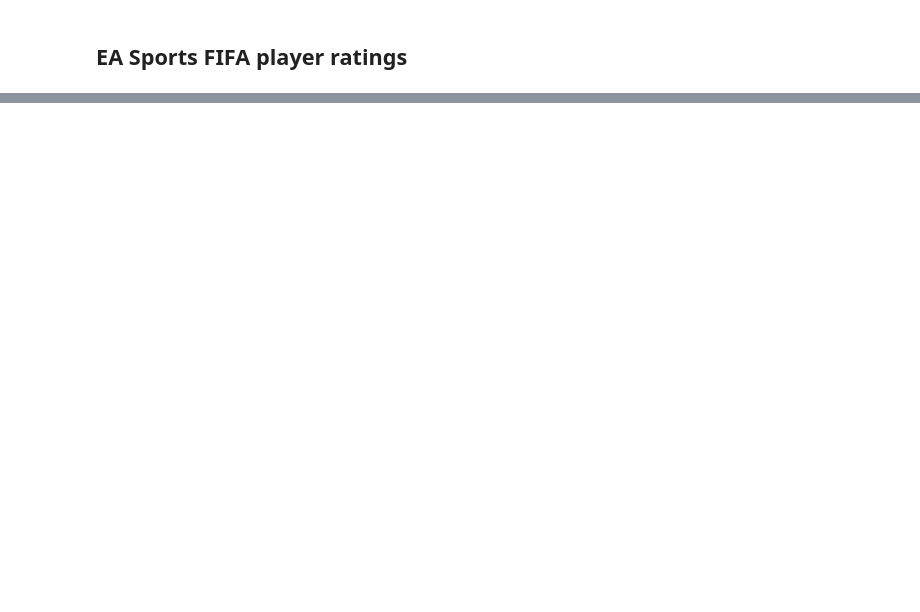
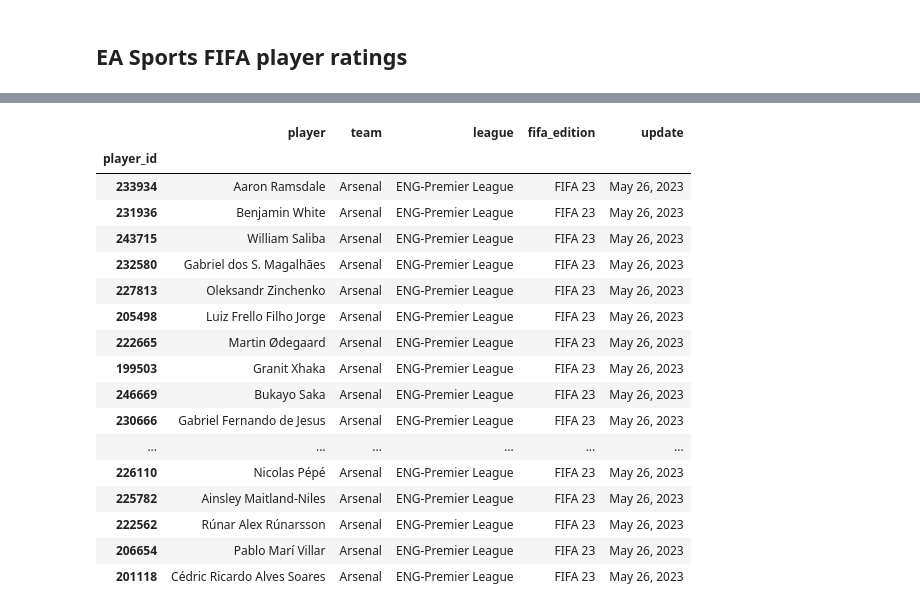
Before and after one commit to probberechts/soccerdata, a Jupyter notebook: docs/datasources/SoFIFA.ipynb, the cells around one changed output, grey strips where cells are left out. Drawn from its saved outputs; the diff is of its cells as text; code cells hidden in the pictures; blank space fills up the shorter version.

```diff
--- a/docs/datasources/SoFIFA.ipynb
+++ b/docs/datasources/SoFIFA.ipynb
@@ -49,0 +84,21 @@ ratings.head()
+# %%
+sofifa.read_players(team="Arsenal")
+# %% [output]
+|  | player | team | league | fifa_edition | update |
+| player_id |  |  |  |  |  |
+| 233934 | Aaron Ramsdale | Arsenal | ENG-Premier League | FIFA 23 | May 26, 2023 |
+| 231936 | Benjamin White | Arsenal | ENG-Premier League | FIFA 23 | May 26, 2023 |
+| 243715 | William Saliba | Arsenal | ENG-Premier League | FIFA 23 | May 26, 2023 |
+| 232580 | Gabriel dos S. Magalhães | Arsenal | ENG-Premier League | FIFA 23 | May 26, 2023 |
+| 227813 | Oleksandr Zinchenko | Arsenal | ENG-Premier League | FIFA 23 | May 26, 2023 |
+| 205498 | Luiz Frello Filho Jorge | Arsenal | ENG-Premier League | FIFA 23 | May 26, 2023 |
+| 222665 | Martin Ødegaard | Arsenal | ENG-Premier League | FIFA 23 | May 26, 2023 |
+| 199503 | Granit Xhaka | Arsenal | ENG-Premier League | FIFA 23 | May 26, 2023 |
+| 246669 | Bukayo Saka | Arsenal | ENG-Premier League | FIFA 23 | May 26, 2023 |
+| 230666 | Gabriel Fernando de Jesus | Arsenal | ENG-Premier League | FIFA 23 | May 26, 2023 |
+| ... | ... | ... | ... | ... | ... |
+| 226110 | Nicolas Pépé | Arsenal | ENG-Premier League | FIFA 23 | May 26, 2023 |
+| 225782 | Ainsley Maitland-Niles | Arsenal | ENG-Premier League | FIFA 23 | May 26, 2023 |
+| 222562 | Rúnar Alex Rúnarsson | Arsenal | ENG-Premier League | FIFA 23 | May 26, 2023 |
+| 206654 | Pablo Marí Villar | Arsenal | ENG-Premier League | FIFA 23 | May 26, 2023 |
+| 201118 | Cédric Ricardo Alves Soares | Arsenal | ENG-Premier League | FIFA 23 | May 26, 2023 |
```
Also changed, not shown: parts of 5 cells of this notebook, 4 other files.
